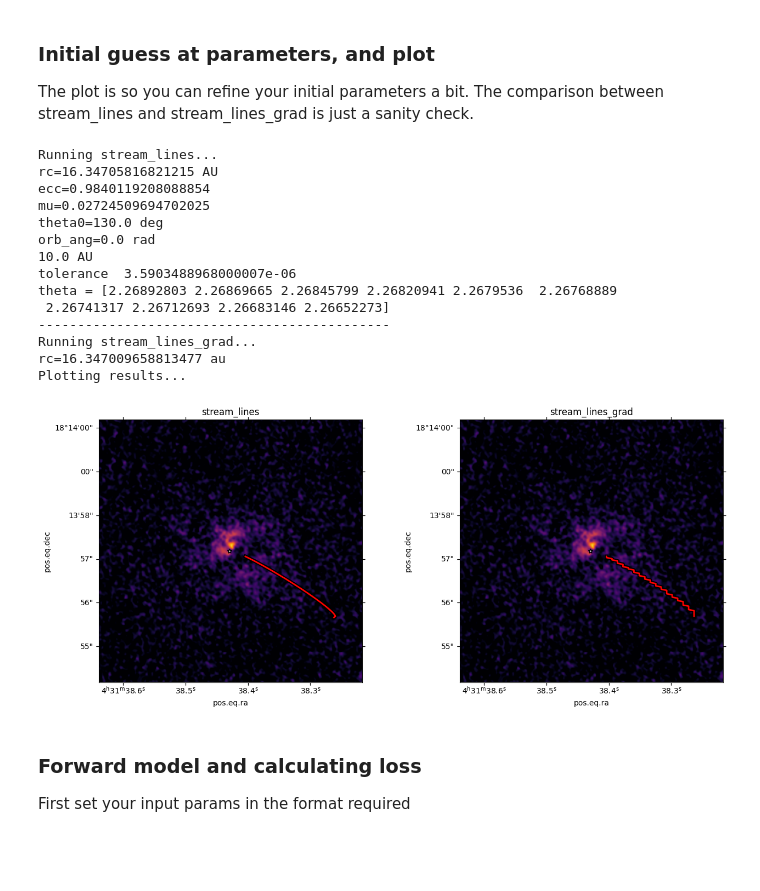
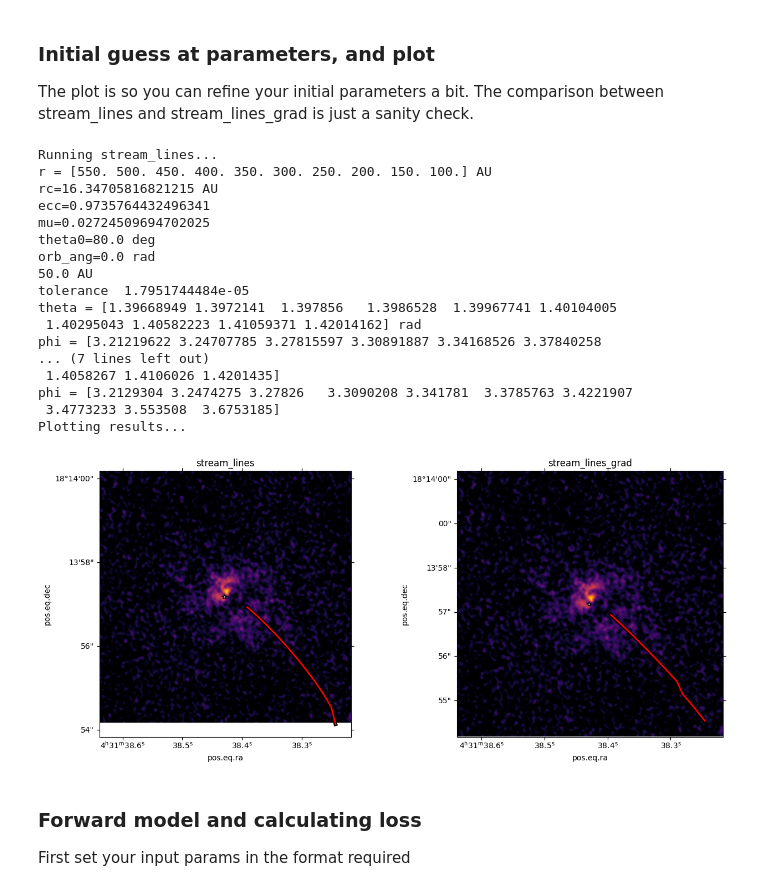
Before and after one commit to Lauren4476/velocity_tools, a Jupyter notebook: test_streamfit.ipynb, the cells around one changed output. Drawn from its saved outputs; the diff is of its cells as text; code cells hidden in the pictures; blank space fills up the shorter version.

```diff
--- a/test_streamfit.ipynb
+++ b/test_streamfit.ipynb
@@ -119,14 +121,14 @@ The plot is so you can refine your initial parameters a bit. The comparison betw
 # %%
 # Initial guesses at params
 r0 = 600*u.au
-theta0 = 130.*u.deg
-phi0 = 150.*u.deg
+theta0 = 80.*u.deg
+phi0 = 180.*u.deg
 omega0 = 4e-12/u.s
 v_r0 = 0*u.km/u.s
 # params we set
 Mstar = 3.2*u.Msun
-inc = -43*u.deg
-PA_ang = 130*u.deg
+inc = -47*u.deg
+PA_ang = 138*u.deg
 v_lsr = 7.05*u.km/u.s
 
 
@@ -136,7 +138,7 @@ print("Running stream_lines...")
 (x1, y1, z1), (vx1, vy1, vz1) = stream_lines.xyz_stream(
                 mass=Mstar, r0=r0, theta0=theta0, phi0=phi0,
                 omega=omega0, v_r0=v_r0, inc=inc, pa=PA_ang,
-                rmin=0.5e2*u.au, deltar=10*u.au) #<- decrease deltar for more accurate streamer calculation
+                rmin=0.5e2*u.au, deltar=40*u.au) #<- decrease deltar for more accurate streamer calculation
 dra_stream1 = -x1.value / distance * u.arcsec
 ddec_stream1 = z1.value / distance * u.arcsec
 fil1 = SkyCoord(dra_stream1, ddec_stream1, frame=hltau_ref).transform_to(FK5)
@@ -159,7 +161,7 @@ print("Running stream_lines_grad...")
 (x2, y2, z2), (vx2, vy2, vz2) = stream_lines_grad.xyz_stream(
                 mass=Mstar, r0=r0, theta0=theta0, phi0=phi0,
                 omega=omega0, v_r0=v_r0, inc=inc, pa=PA_ang,
-                rmin=50, deltar=10) #<- decrease deltar for more accurate streamer calculation
+                rmin=0.5e2, deltar=40) #<- decrease deltar for more accurate streamer calculation
 dra_stream2 = -x2._value / distance * u.arcsec # note the _value to get raw number for stream_lines_grad
 ddec_stream2 = z2._value / distance * u.arcsec
 fil2 = SkyCoord(dra_stream2, ddec_stream2, frame=hltau_ref).transform_to(FK5)
@@ -173,43 +175,46 @@ wcs_TdV = WCS(hdu.header)
 plt.close('all')
 fig = plt.figure(figsize=(14, 6))
 
 # Left subplot - stream_lines
 ax1 = WCSAxes(fig, [0.05, 0.1, 0.4, 0.8], wcs=wcs_TdV.celestial)
 fig.add_axes(ax1)
 im1 = ax1.imshow(hdu.data, cmap='inferno', vmin=0, vmax=160.e-3)
 ax1.scatter(hltau_c.ra, hltau_c.dec, marker='*', transform=ax1.get_transform('world'),
     facecolor='white', edgecolor='black')
 ax1.plot(fil1.ra, fil1.dec, color='black', transform=ax1.get_transform('world'), linewidth=5)
 ax1.plot(fil1.ra, fil1.dec, color='red', transform=ax1.get_transform('world'), linewidth=2)
 ax1.set_title('stream_lines')
 
 # Right subplot - stream_lines_grad
 ax2 = WCSAxes(fig, [0.52, 0.1, 0.4, 0.8], wcs=wcs_TdV.celestial)
 fig.add_axes(ax2)
 im2 = ax2.imshow(hdu.data, cmap='inferno', vmin=0, vmax=160.e-3)
 ax2.scatter(hltau_c.ra, hltau_c.dec, marker='*', transform=ax2.get_transform('world'),
     facecolor='white', edgecolor='black')
 ax2.plot(fil2.ra, fil2.dec, color='black', transform=ax2.get_transform('world'), linewidth=5)
 ax2.plot(fil2.ra, fil2.dec, color='red', transform=ax2.get_transform('world'), linewidth=2)
 ax2.set_title('stream_lines_grad')
 
 plt.show()
 # %% [output]
 Running stream_lines...
+r = [550. 500. 450. 400. 350. 300. 250. 200. 150. 100.] AU
 rc=16.34705816821215 AU
-ecc=0.9840119208088854
+ecc=0.9735764432496341
 mu=0.02724509694702025
-theta0=130.0 deg
+theta0=80.0 deg
 orb_ang=0.0 rad
-10.0 AU
-tolerance  3.5903488968000007e-06
-theta = [2.26892803 2.26869665 2.26845799 2.26820941 2.2679536  2.26768889
- 2.26741317 2.26712693 2.26683146 2.26652273]
----------------------------------------------
-Running stream_lines_grad...
-rc=16.347009658813477 au
+50.0 AU
+tolerance  1.7951744484e-05
+theta = [1.39668949 1.3972141  1.397856   1.3986528  1.39967741 1.40104005
+ 1.40295043 1.40582223 1.41059371 1.42014162] rad
+phi = [3.21219622 3.24707785 3.27815597 3.30891887 3.34168526 3.37840258
+... (7 lines left out)
+ 1.4058267 1.4106026 1.4201435]
+phi = [3.2129304 3.2474275 3.27826   3.3090208 3.341781  3.3785763 3.4221907
+ 3.4773233 3.553508  3.6753185]
 Plotting results...
-[figure, old version]
+[figure, new version]
 # %% [markdown]
 ### Forward model and calculating loss
 
```
Also changed, not shown: parts of 8 cells of this notebook, 7 other files.
